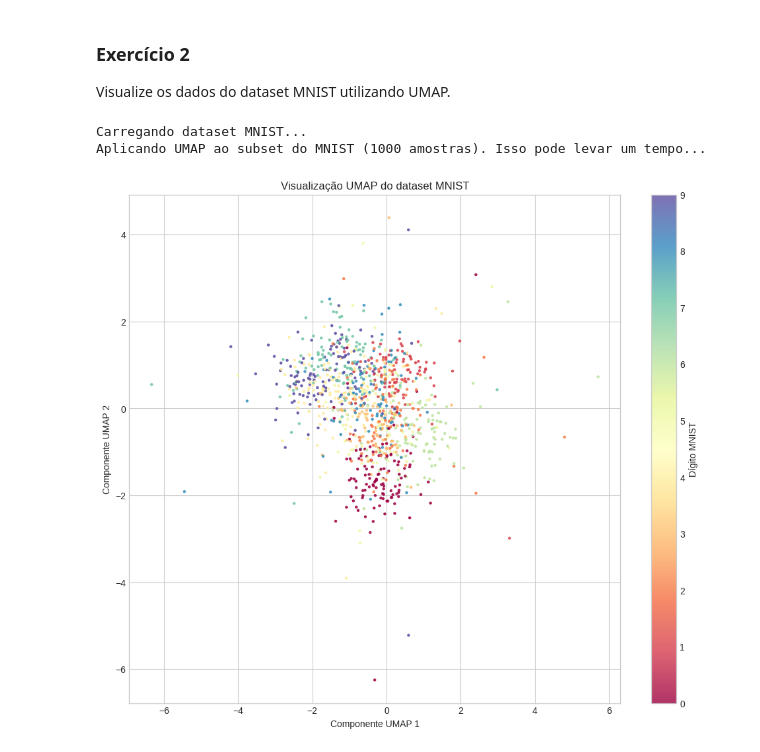
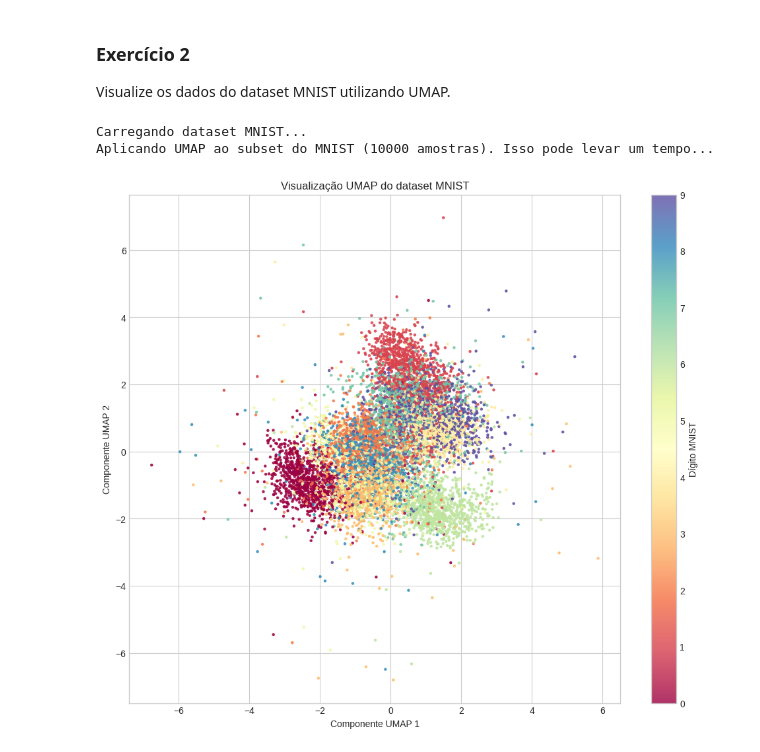
Before and after one commit to JoaoMAraujoJr/Resolu-es-Atividades-Aprendizado-de-Maquina-Supervisionado, a Jupyter notebook: 09_umap_resolução.ipynb, the cells around one changed output. Cells and saved outputs as stored; diff of their text form; code cells hidden in the pictures.

```diff
--- a/09_umap_resolução.ipynb
+++ b/09_umap_resolução.ipynb
@@ -249,37 +249,35 @@ Visualize os dados do dataset MNIST utilizando UMAP.
 # %%
 from sklearn.datasets import fetch_openml
 from sklearn.preprocessing import StandardScaler
 
-# Load MNIST dataset
-print("Carregando dataset MNIST...")
+# carregando dataset
 mnist = fetch_openml('mnist_784', version=1, cache=True, as_frame=False)
 X = mnist.data
 y = mnist.target.astype(int)
 
-# Take a subset of the data for faster computation
 n_samples = 10000
 indices = np.random.choice(len(X), n_samples, replace=False)
 _X = X[indices]
 _y = y[indices]
 
-# Normalize the pixel data (0-255 to 0-1) and scale
-X_mnist_subset = StandardScaler().fit_transform(X_mnist_subset)
+# normalização do dataset
+X_mnist_subset = StandardScaler().fit_transform(_X)
 
 print(f"Aplicando UMAP ao subset do MNIST ({n_samples} amostras). Isso pode levar um tempo...")
-# Apply UMAP
+# UMAP
 umap_mnist = UMAP(n_neighbors=15, n_components=2, n_epochs=500, random_state=42)
 embedding_mnist = umap_mnist.fit_transform(X_mnist_subset)
 
 # Plot
 plt.figure(figsize=(12, 10))
 plt.scatter(embedding_mnist[:, 0], embedding_mnist[:, 1], c=_y, cmap='Spectral', s=5, alpha=0.8)
 plt.colorbar(label='Dígito MNIST')
 plt.title('Visualização UMAP do dataset MNIST')
 plt.xlabel('Componente UMAP 1')
 plt.ylabel('Componente UMAP 2')
 plt.grid(True)
 plt.show()
 # %% [output]
 Carregando dataset MNIST...
-Aplicando UMAP ao subset do MNIST (1000 amostras). Isso pode levar um tempo...
+Aplicando UMAP ao subset do MNIST (10000 amostras). Isso pode levar um tempo...
-[figure, old version]
+[figure, new version]
```
Also changed, not shown: parts of 1 cell of this notebook.
